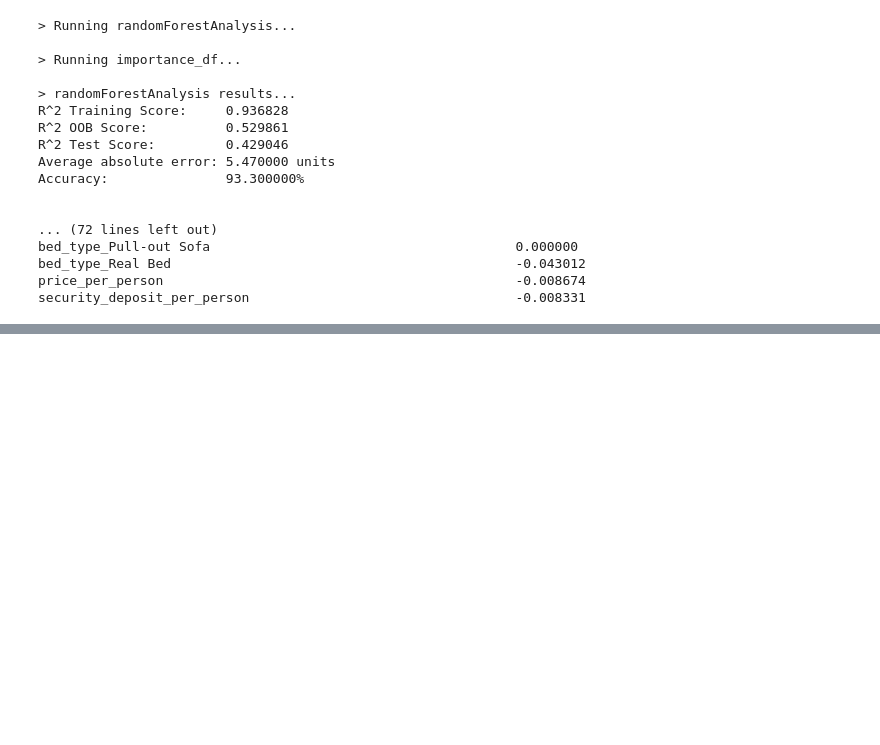
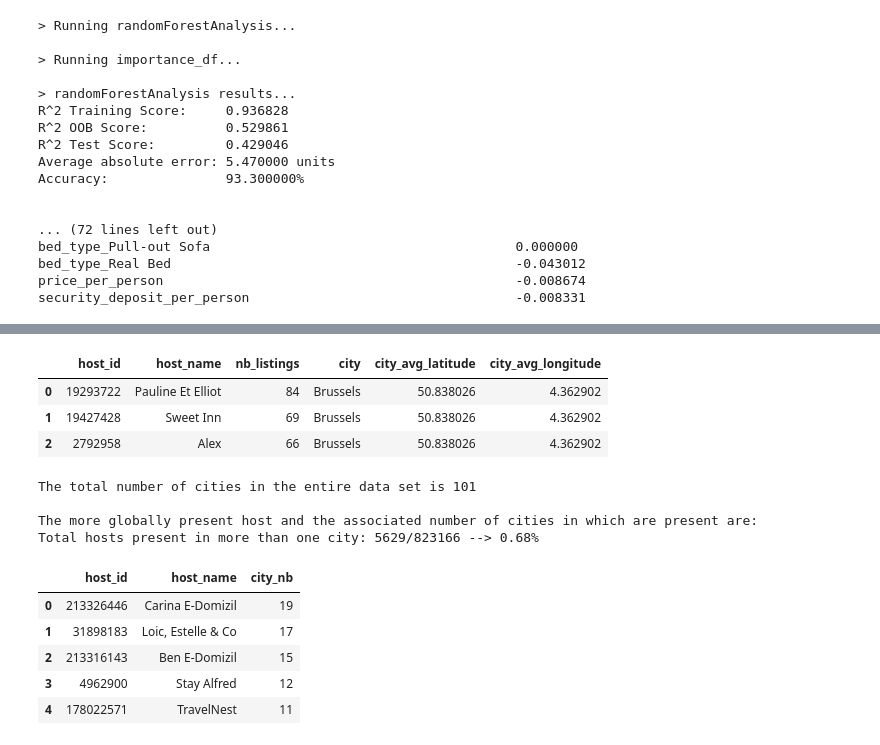
Before and after one commit to vonalven/airbnb_ada_project, a Jupyter notebook: FeaturesToolsClass.ipynb, the cells around one changed output, grey strips where cells are left out. Drawn from its saved outputs; the diff is of its cells as text; code cells hidden in the pictures; blank space fills up the shorter version.

```diff
--- a/FeaturesToolsClass.ipynb
+++ b/FeaturesToolsClass.ipynb
@@ -943,0 +954,25 @@ security_deposit_per_person                                  -0.008331
+# %%
+# open all listings_detailed.csv files iteratively. For each file keep:
+# the city and the average latitude, longitude
+# the host ids
+# the host names
+# the host number of listings in a city
+# those info are stored in df_world
+
+df_world = pd.DataFrame()
+
+for file in listings_detailed:
+    city_name = file.split('_')[1]
+    print('> Analyzing city: ' + city_name + '...')
+    tmp = pd.read_csv(data_location + '/' + file, low_memory = False)
+    city_latitude = tmp.latitude.mean()
+    city_longitude = tmp.longitude.mean()
+    tmp['number_listings_by_host'] = tmp.groupby('host_id')['host_id'].transform('size')
+    tmp = tmp.sort_values(by = 'number_listings_by_host', ascending = False)
+    tmp = tmp.groupby(['host_id', 'host_name']).size().sort_values(ascending = False).to_frame().reset_index()
+    tmp.columns = ['host_id', 'host_name', 'nb_listings']
+    tmp['city'] = city_name
+    tmp['city_avg_latitude'] = city_latitude
+    tmp['city_avg_longitude'] = city_longitude
+
+    df_world = pd.concat([df_world, tmp])
@@ -943,0 +997,32 @@ security_deposit_per_person                                  -0.008331
+# %%
+display(df_world.head(3))
+# get host IDs and Names present in more than one city
+number_of_city_presence = df_world.groupby(['host_id', 'host_name'])['city'].size().sort_values(ascending = False).to_frame().reset_index()
+number_of_city_presence.rename(columns={'city':'city_nb'}, inplace = True)
+print('The total number of cities in the entire data set is %.0f\n'%(len(listings_detailed)))
+print('The more globally present host and the associated number of cities in which are present are:')
+
+# select only hosts present in more than one city:
+more_than_one = number_of_city_presence[number_of_city_presence['city_nb']>1]
+print('Total hosts present in more than one city: %.0f/%.0f --> %.2f%%\n'%(more_than_one.shape[0], number_of_city_presence.shape[0],
+     (more_than_one.shape[0]/number_of_city_presence.shape[0])*100))
+display(more_than_one.head())
+
+# always use double control host_id AND host_name to be sure
+#df_world_more_than_one = df_world[(df_world['host_id'].isin(more_than_one['host_id'].tolist())) & \
+#                                   (df_world['host_name'].isin(more_than_one['host_name'].tolist()))]
+# %% [output]
+|  | host_id | host_name | nb_listings | city | city_avg_latitude | city_avg_longitude |
+| 0 | 19293722 | Pauline Et Elliot | 84 | Brussels | 50.838026 | 4.362902 |
+| 1 | 19427428 | Sweet Inn | 69 | Brussels | 50.838026 | 4.362902 |
+| 2 | 2792958 | Alex | 66 | Brussels | 50.838026 | 4.362902 |
+The total number of cities in the entire data set is 101
+
+The more globally present host and the associated number of cities in which are present are:
+Total hosts present in more than one city: 5629/823166 --> 0.68%
+|  | host_id | host_name | city_nb |
+| 0 | 213326446 | Carina E-Domizil | 19 |
+| 1 | 31898183 | Loic, Estelle & Co | 17 |
+| 2 | 213316143 | Ben E-Domizil | 15 |
+| 3 | 4962900 | Stay Alfred | 12 |
+| 4 | 178022571 | TravelNest | 11 |
```
Also changed, not shown: parts of 7 cells of this notebook.
